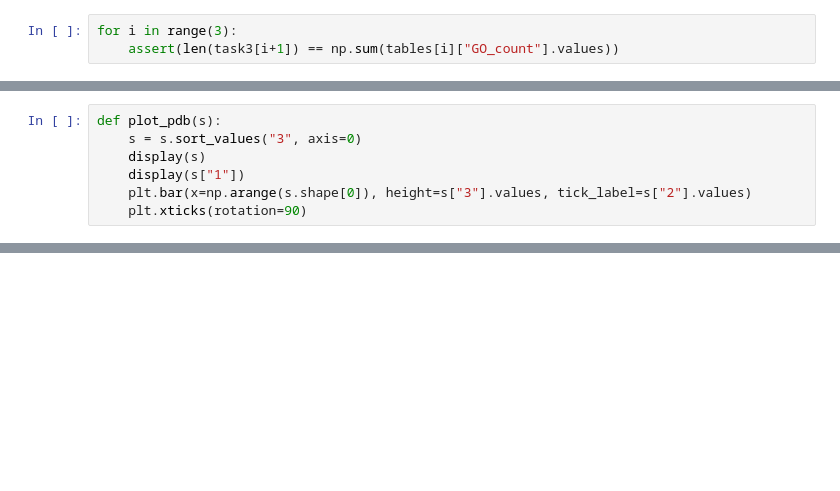
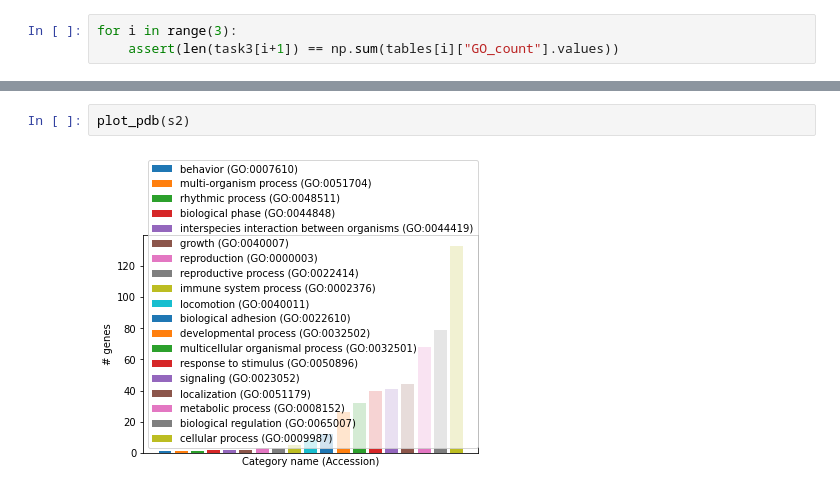
Before and after one commit to hwixley/BI-Coursework2, a Jupyter notebook: code/part2.ipynb, the cells around one changed output, grey strips where cells are left out. Cells and saved outputs as stored; diff of their text form; blank space fills up the shorter version.

```diff
--- a/code/part2.ipynb
+++ b/code/part2.ipynb
@@ -414,7 +379,0 @@ s3 = load_pdb_txt_file("task2-5-pdb-score3")
-# %%
-def plot_pdb(s):
-    s = s.sort_values("3", axis=0)
-    display(s)
-    display(s["1"])
-    plt.bar(x=np.arange(s.shape[0]), height=s["3"].values, tick_label=s["2"].values)
-    plt.xticks(rotation=90)
@@ -460,0 +543,4 @@ Name: 1, dtype: object
+# %%
+plot_pdb(s2)
+# %% [output]
+[figure, added]
```
Also changed, not shown: parts of 18 cells of this notebook, 2 other files.
